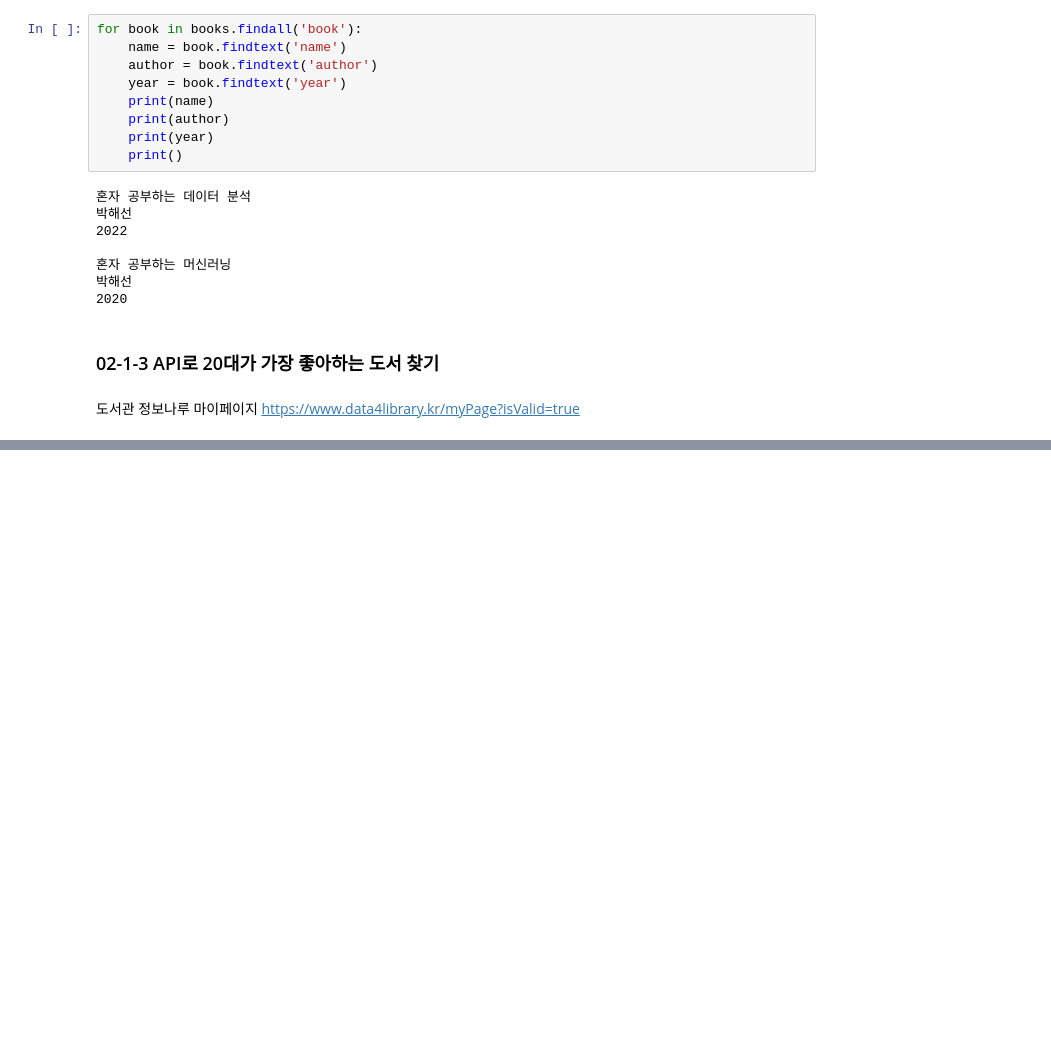
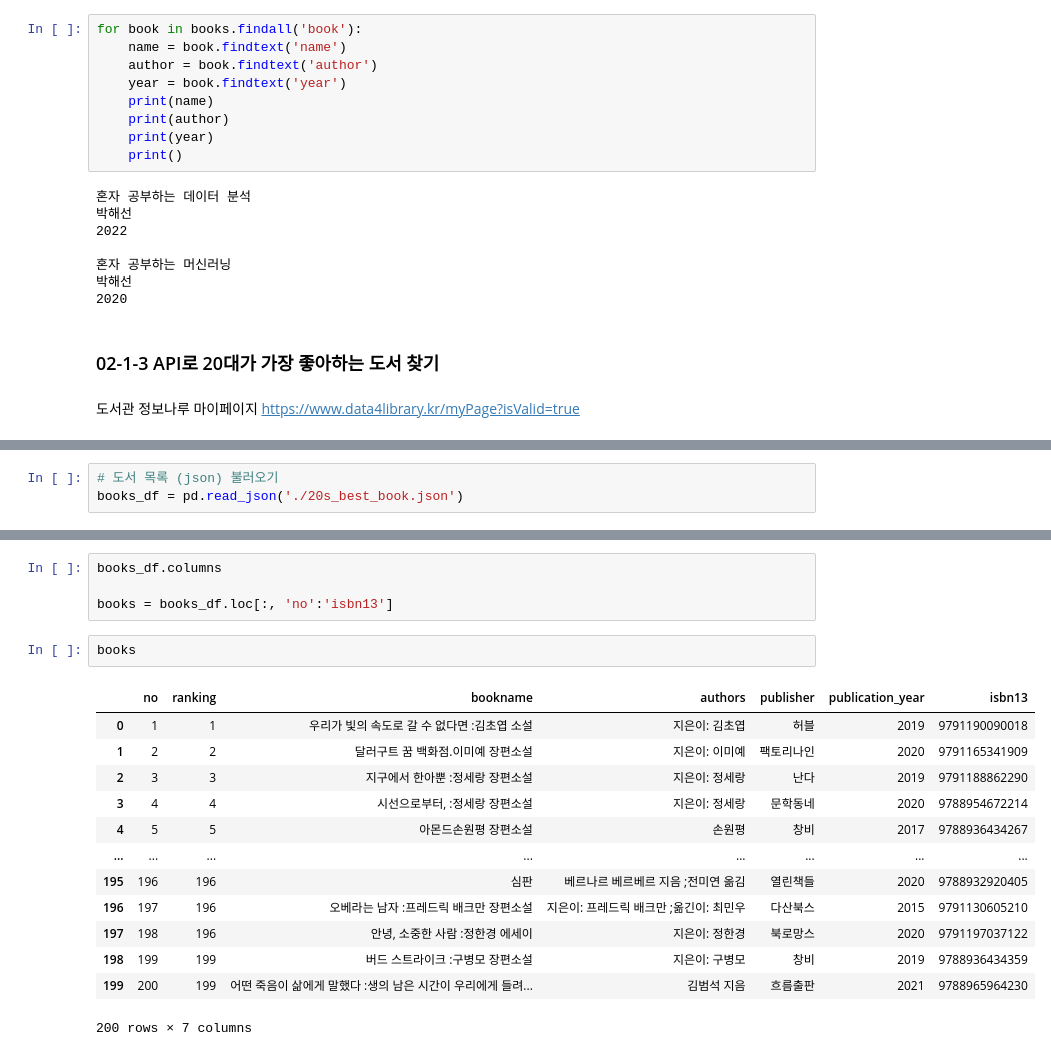
Before and after one commit to goshdding/studymyself_DA_Python, a Jupyter notebook: 02_data_capture.ipynb, the cells around one changed output, grey strips where cells are left out. Drawn from its saved outputs; the diff is of its cells as text; blank space fills up the shorter version.

```diff
--- a/02_data_capture.ipynb
+++ b/02_data_capture.ipynb
@@ -207,0 +310,3 @@ books_df
+# %%
+# 도서 목록 (json) 불러오기
+books_df = pd.read_json('./20s_best_book.json')
@@ -207,0 +329,20 @@ books_df
+# %%
+books_df.columns
+
+books = books_df.loc[:, 'no':'isbn13']
+# %%
+books
+# %% [output]
+|  | no | ranking | bookname | authors | publisher | publication_year | isbn13 |
+| 0 | 1 | 1 | 우리가 빛의 속도로 갈 수 없다면 :김초엽 소설 | 지은이: 김초엽 | 허블 | 2019 | 9791190090018 |
+| 1 | 2 | 2 | 달러구트 꿈 백화점.이미예 장편소설 | 지은이: 이미예 | 팩토리나인 | 2020 | 9791165341909 |
+| 2 | 3 | 3 | 지구에서 한아뿐 :정세랑 장편소설 | 지은이: 정세랑 | 난다 | 2019 | 9791188862290 |
+| 3 | 4 | 4 | 시선으로부터, :정세랑 장편소설 | 지은이: 정세랑 | 문학동네 | 2020 | 9788954672214 |
+| 4 | 5 | 5 | 아몬드손원평 장편소설 | 손원평 | 창비 | 2017 | 9788936434267 |
+| ... | ... | ... | ... | ... | ... | ... | ... |
+| 195 | 196 | 196 | 심판 | 베르나르 베르베르 지음 ;전미연 옮김 | 열린책들 | 2020 | 9788932920405 |
+| 196 | 197 | 196 | 오베라는 남자 :프레드릭 배크만 장편소설 | 지은이: 프레드릭 배크만 ;옮긴이: 최민우 | 다산북스 | 2015 | 9791130605210 |
+| 197 | 198 | 196 | 안녕, 소중한 사람 :정한경 에세이 | 지은이: 정한경 | 북로망스 | 2020 | 9791197037122 |
+| 198 | 199 | 199 | 버드 스트라이크 :구병모 장편소설 | 지은이: 구병모 | 창비 | 2019 | 9788936434359 |
+| 199 | 200 | 199 | 어떤 죽음이 삶에게 말했다 :생의 남은 시간이 우리에게 들려... | 김범석 지음 | 흐름출판 | 2021 | 9788965964230 |
+200 rows × 7 columns
```
Also changed, not shown: parts of 43 cells of this notebook, 2 other files.
